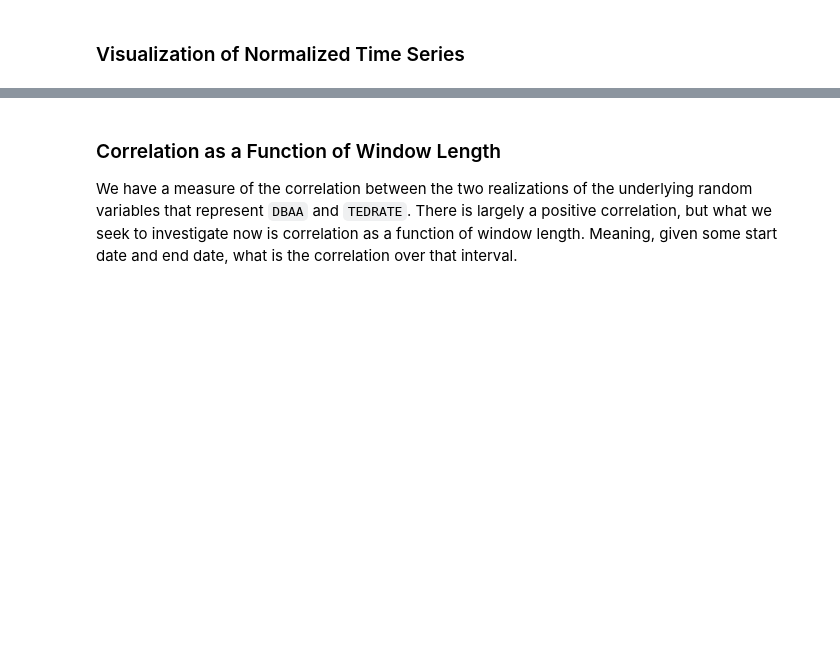
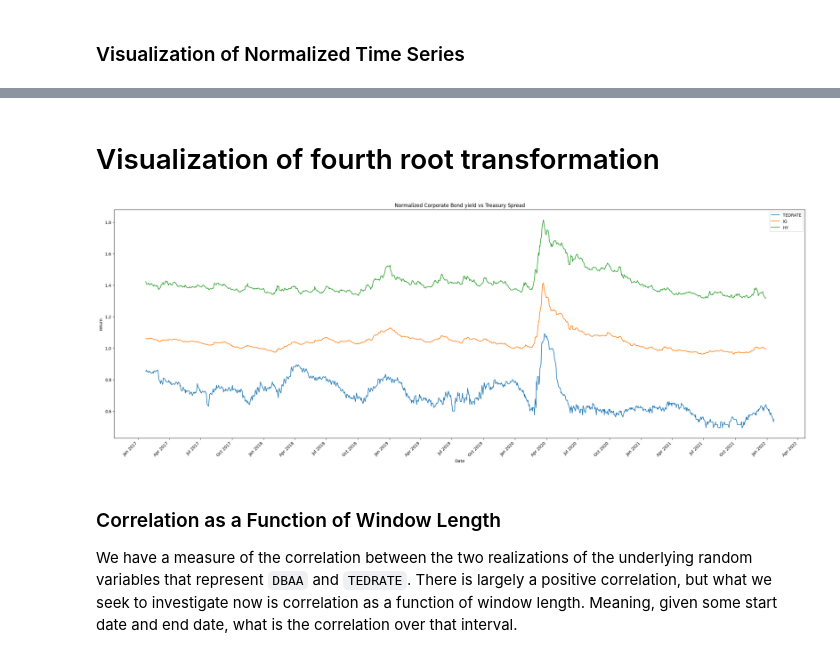
Before and after one commit to DarianNwankwo/orie5640-project1, a Jupyter notebook: data_exploration.ipynb, the cells around one changed output, grey strips where cells are left out. Saved outputs shown, nothing was run; the diff lists cells and outputs as text; code cells hidden in the pictures; blank space fills up the shorter version.

```diff
--- a/data_exploration.ipynb
+++ b/data_exploration.ipynb
@@ -58,3 +58,19 @@ plt.show()
+# %% [markdown]
+# Visualization of fourth root transformation
+# %%
+fig, ax = plt.subplots(figsize=(30, 10))
+[ax.plot(common_date_dfs[label].index, np.power(common_date_dfs[label],0.25), label=label) for label,ns in normalized_series.items()]
+ax.set_xlabel('Date')
+ax.xaxis.set_major_locator(MonthLocator(interval=3))
+ax.xaxis.set_major_formatter(DateFormatter('%b %Y'))
+plt.xticks(rotation=45, ha='right')
+plt.xlabel('Date')
+plt.ylabel('return')
+plt.title('Normalized Corporate Bond yield vs Treasury Spread')
+plt.legend()
+plt.show()
+# %% [output]
+[figure, added]
 # %% [markdown]
 ### Correlation as a Function of Window Length
 We have a measure of the correlation between the two realizations of the underlying random variables that represent `DBAA` and `TEDRATE`. There is
```
Also changed, not shown: parts of 12 cells of this notebook.
